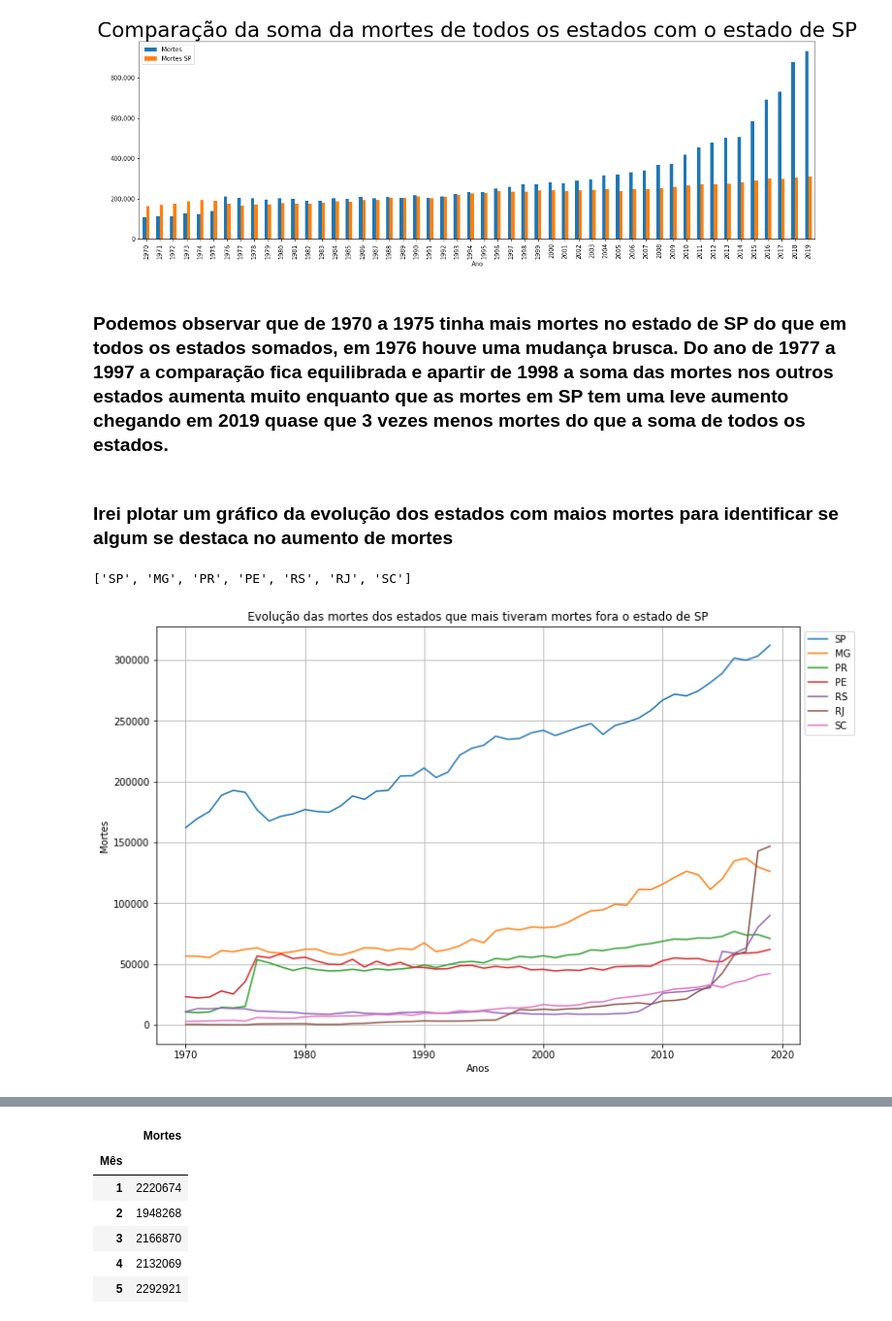
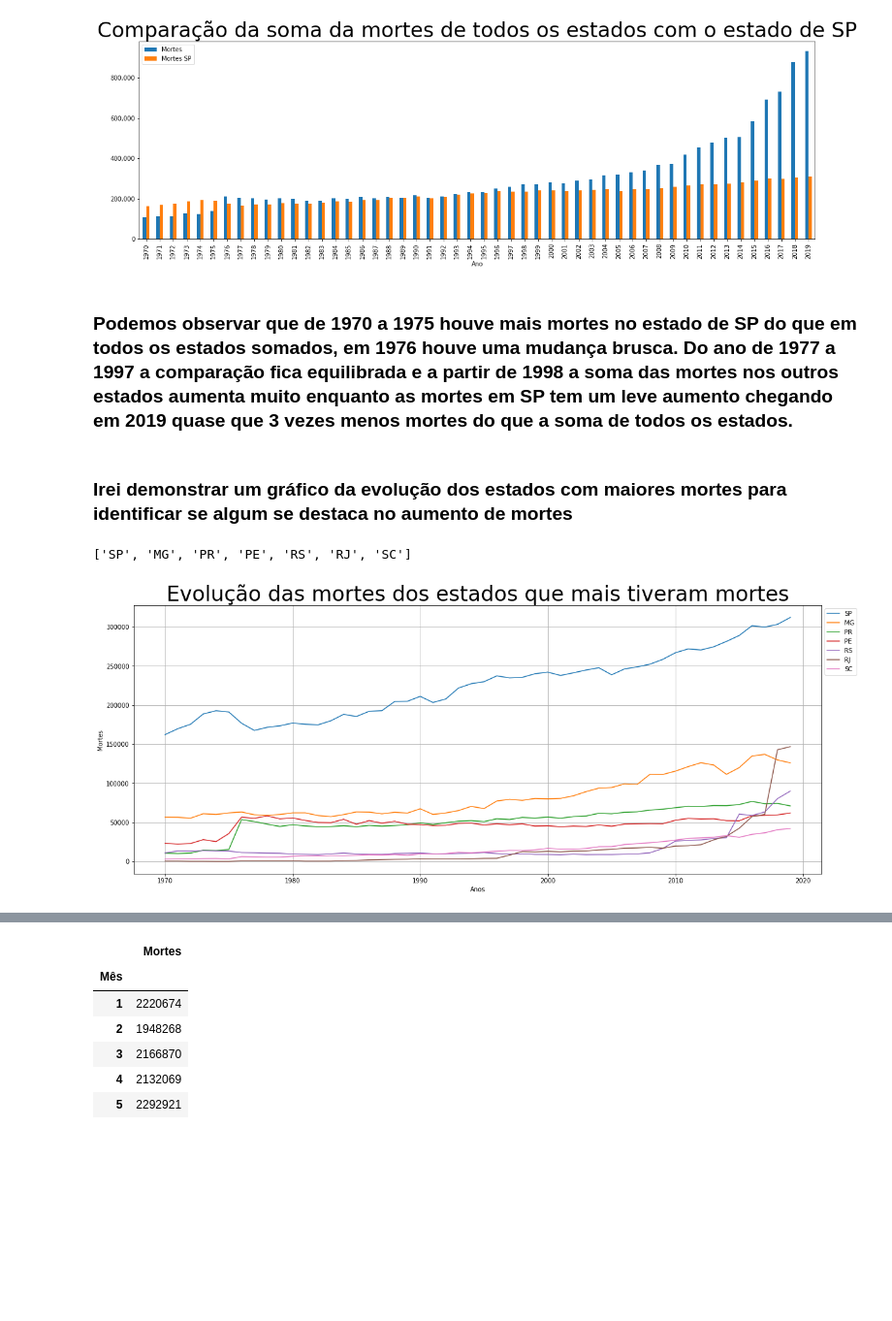
Before and after one commit to r10silveira/bootcampDataScience, a Jupyter notebook: Modulo1/RenatoSilveira_Desafio Modulo1.ipynb, the cells around one changed output, grey strips where cells are left out. Shown at 97% size. Cells and saved outputs as stored; diff of their text form; code cells hidden in the pictures; blank space fills up the shorter version.

```diff
--- a/Modulo1/RenatoSilveira_Desafio Modulo1.ipynb
+++ b/Modulo1/RenatoSilveira_Desafio Modulo1.ipynb
@@ -373,9 +371,9 @@ plt.show()
 # %% [output]
 [figure]
 # %% [markdown]
-### Podemos observar que de 1970 a 1975 tinha mais mortes no estado de SP do que em todos os estados somados, em 1976 houve uma mudança brusca. Do ano de 1977 a 1997 a comparação fica equilibrada e apartir de 1998 a soma das mortes nos outros estados aumenta muito enquanto que as mortes em SP tem uma leve aumento chegando em 2019 quase que 3 vezes menos mortes do que a soma de todos os estados.
+### Podemos observar que de 1970 a 1975 houve mais mortes no estado de SP do que em todos os estados somados, em 1976 houve uma mudança brusca. Do ano de 1977 a 1997 a comparação fica equilibrada e a partir de 1998 a soma das mortes nos outros estados aumenta muito enquanto as mortes em SP tem um leve aumento chegando em 2019 quase que 3 vezes menos mortes do que a soma de todos os estados.
 # %% [markdown]
-### Irei plotar um gráfico da evolução dos estados com maios mortes para identificar se algum se destaca no aumento de mortes
+### Irei demonstrar um gráfico da evolução dos estados com maiores mortes para identificar se algum se destaca no aumento de mortes
 # %%
 estados_mais_mortes = dados_original_sem_2020[["Mortes","Estado"]].groupby(["Estado"]).sum().sort_values("Mortes",ascending=False).head(7)
 estados_mais_mortes.reset_index(inplace=True)
@@ -387,21 +385,21 @@ estados
 # %%
 
 dados_estado = dados_original_sem_2020[["Ano","Mortes","Estado"]].groupby(["Ano","Estado"]).sum()
 dados_estado.reset_index(inplace=True)
-fig, ax = plt.subplots(figsize=(12,8))
+fig, ax = plt.subplots(figsize=(20,8))
 
 for estado in estados:
     query_estado = f"Estado == '{estado}'"
     ax.plot(dados_estado.query(query_estado)["Ano"],dados_estado.query(query_estado)["Mortes"],label=estado)
 
 plt.xlabel("Anos")
 plt.ylabel("Mortes")
-plt.title("Evolução das mortes dos estados que mais tiveram mortes fora o estado de SP")
+plt.title("Evolução das mortes dos estados que mais tiveram mortes",fontdict=fonte_titulo_grafico)
 
 ax.legend(loc="best",bbox_to_anchor=(1, 1))
 plt.grid()
 
 plt.show()
 # %% [output]
-[figure, old version]
+[figure, new version]
 # %% [markdown]
```
Also changed, not shown: parts of 36 cells of this notebook.
